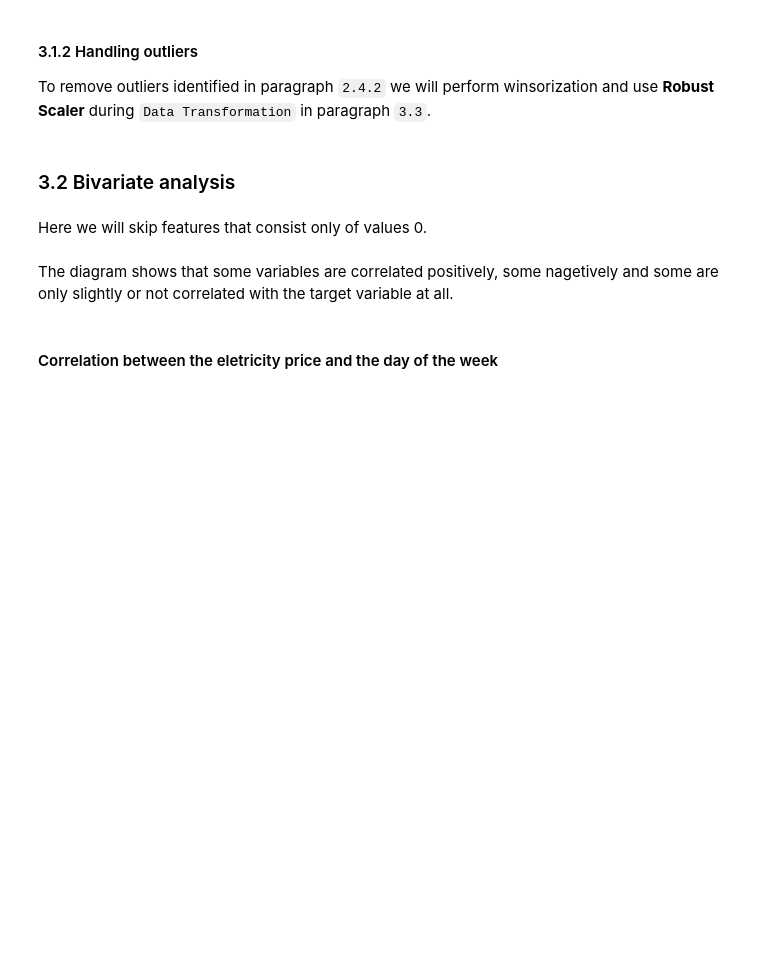
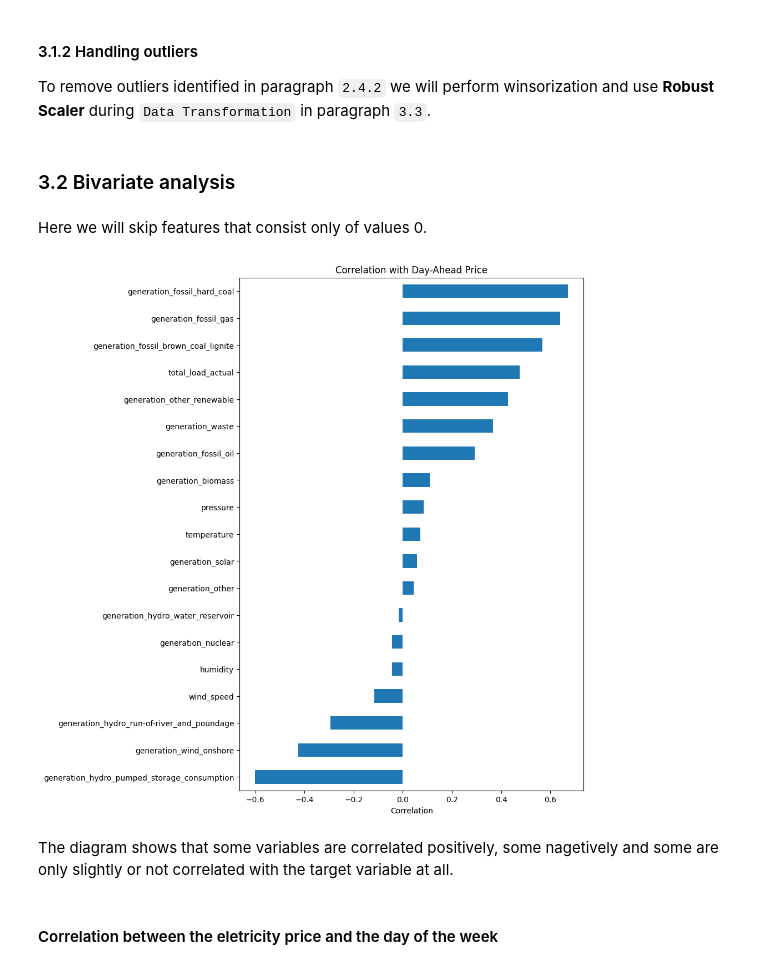
Before and after one commit to matowaty/MINDD_project, a Jupyter notebook: project_2/project2.ipynb, the cells around one changed output. Saved outputs shown, nothing was run; the diff lists cells and outputs as text; code cells hidden in the pictures; blank space fills up the shorter version.

```diff
--- a/project_2/project2.ipynb
+++ b/project_2/project2.ipynb
@@ -300,20 +455,22 @@ Here we will skip features that consist only of values 0.
 # %%
 df_analysis = energy.join(weather, how="inner")
 
 # remove columns that are entirely zero
 non_zero_cols = df_analysis.columns[(df_analysis != 0).any()]
 
 # keep only numeric features
 num_df = df_analysis[non_zero_cols].select_dtypes(include="number")
 
 # compute correlation with price
-corr = num_df.corr()["price_day_ahead"].drop(labels=["price_day_ahead"]).sort_values()
+corr = num_df.corr()[target_col].drop(labels=[target_col]).sort_values()
 
 plt.figure(figsize=(8,12))
 corr.plot(kind="barh")
 plt.title("Correlation with Day-Ahead Price")
 plt.xlabel("Correlation")
 plt.show()
+# %% [output]
+[figure, added]
 # %% [markdown]
 The diagram shows that some variables are correlated positively, some nagetively and some are only slightly or not correlated with the target variable at all.
 # %% [markdown]
```
Also changed, not shown: parts of 52 cells of this notebook.
